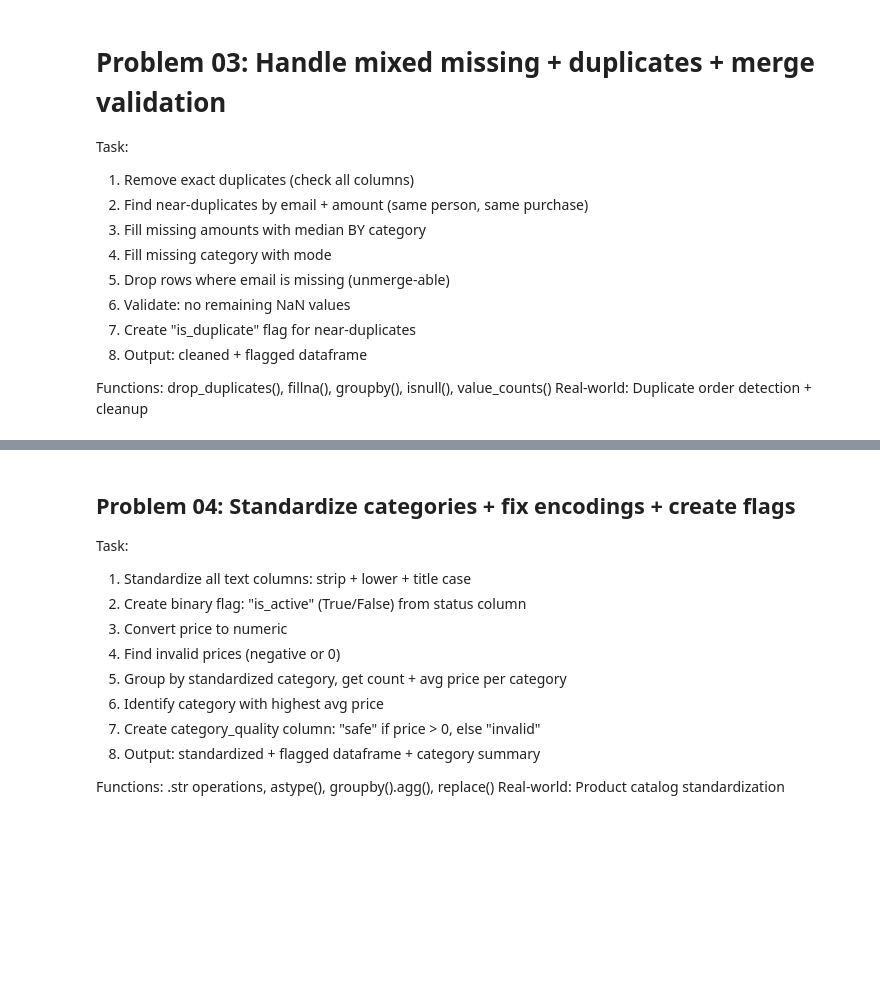
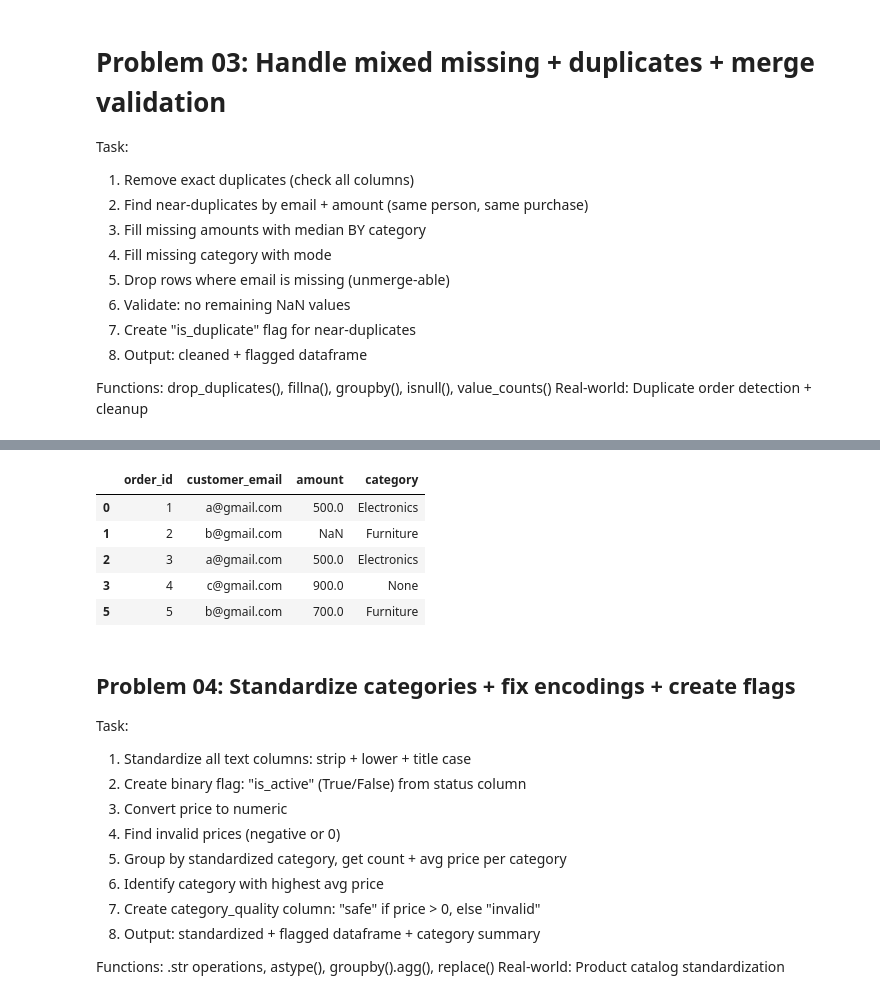
Before and after one commit to yashdeep-patil/Pandas, a Jupyter notebook: pandas_50_real_world_problems.ipynb, the cells around one changed output, grey strips where cells are left out. Drawn from its saved outputs; the diff is of its cells as text; code cells hidden in the pictures; blank space fills up the shorter version.

```diff
--- a/pandas_50_real_world_problems.ipynb
+++ b/pandas_50_real_world_problems.ipynb
@@ -141,3 +144,13 @@ orders_df
+# %%
+orders_df = orders_df.dropna(subset=['customer_email'])
+orders_df
+# %% [output]
+|  | order_id | customer_email | amount | category |
+| 0 | 1 | a@gmail.com | 500.0 | Electronics |
+| 1 | 2 | b@gmail.com | NaN | Furniture |
+| 2 | 3 | a@gmail.com | 500.0 | Electronics |
+| 3 | 4 | c@gmail.com | 900.0 | None |
+| 5 | 5 | b@gmail.com | 700.0 | Furniture |
 # %% [markdown]
 ## Problem 04: Standardize categories + fix encodings + create flags
 
```
Also changed, not shown: parts of 2 cells of this notebook.
